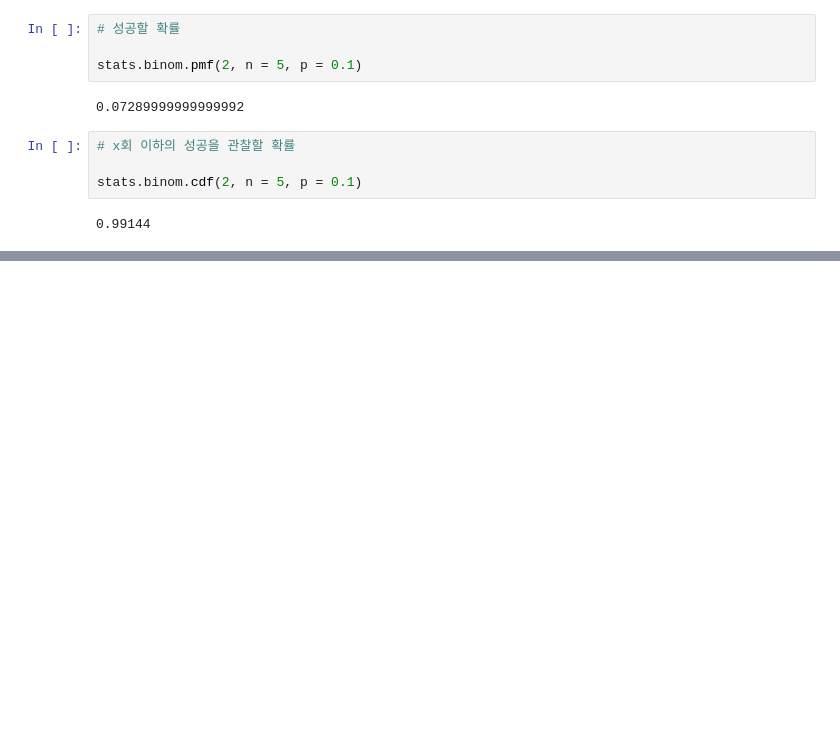
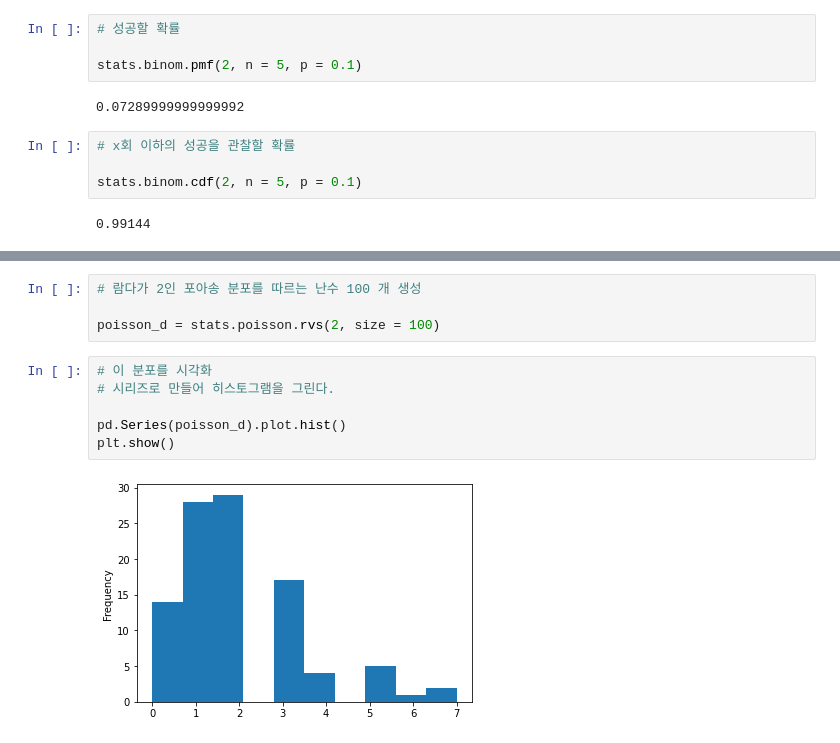
Before and after one commit to Angela-Park-JE/Practical_Statistics, a Jupyter notebook: Ch02/2.6-distributions.ipynb, the cells around one changed output, grey strips where cells are left out. Cells and saved outputs as stored; diff of their text form; blank space fills up the shorter version.

```diff
--- a/Ch02/2.6-distributions.ipynb
+++ b/Ch02/2.6-distributions.ipynb
@@ -243,0 +264,12 @@ stats.binom.cdf(2, n = 5, p = 0.1)
+# %%
+# 람다가 2인 포아송 분포를 따르는 난수 100 개 생성
+
+poisson_d = stats.poisson.rvs(2, size = 100)
+# %%
+# 이 분포를 시각화
+# 시리즈로 만들어 히스토그램을 그린다.
+
+pd.Series(poisson_d).plot.hist()
+plt.show()
+# %% [output]
+[figure, added]
```
Also changed, not shown: parts of 6 cells of this notebook.
